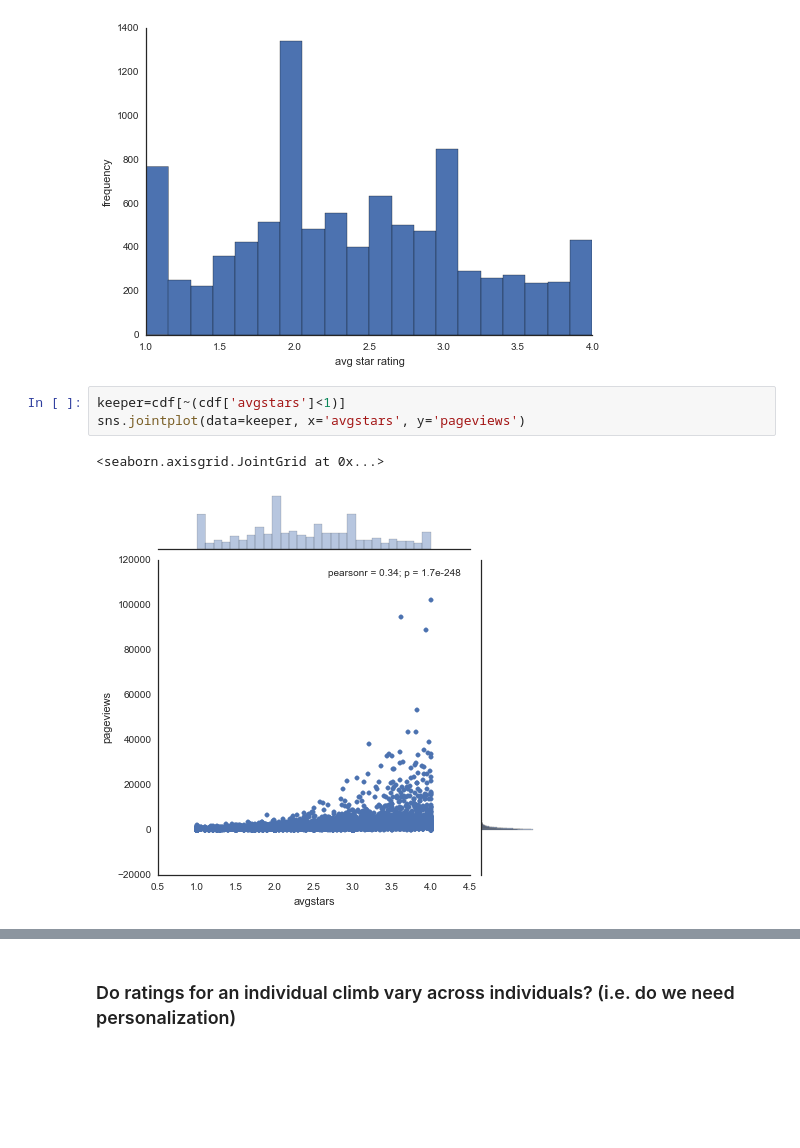
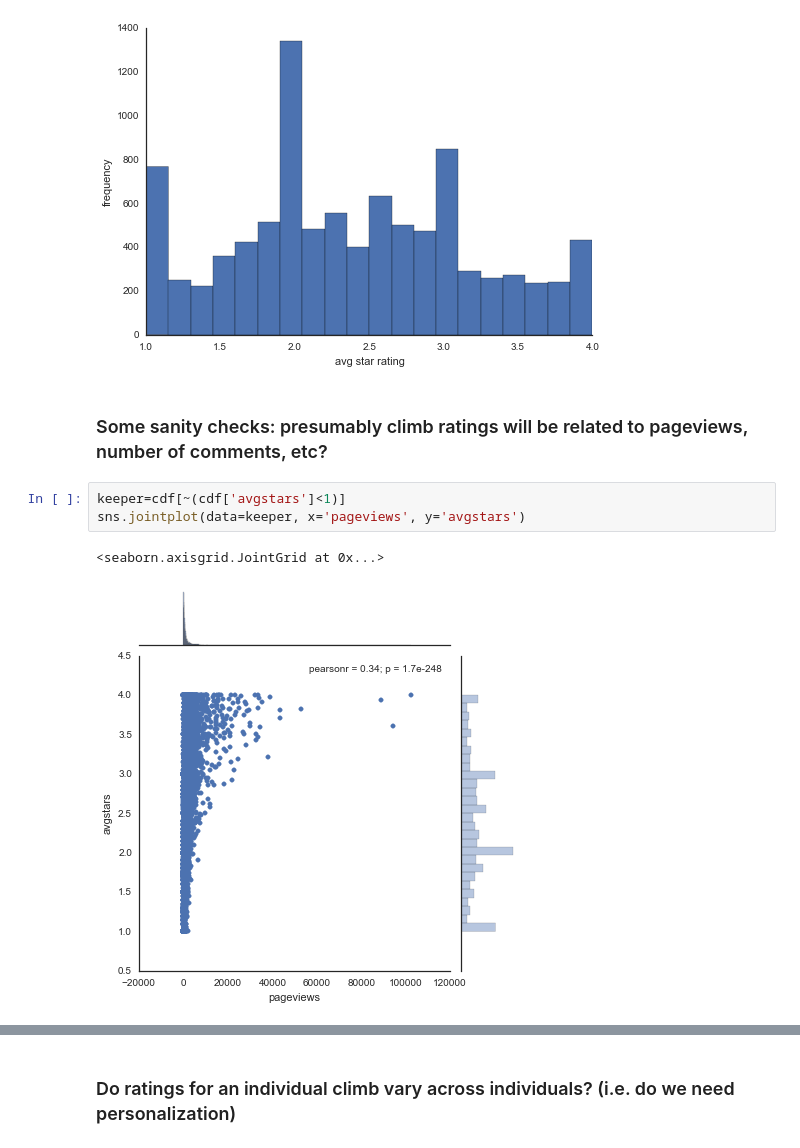
Before and after one commit to askerry/cragcrunch, a Jupyter notebook: Notebook 4. Data Exploration.ipynb, the cells around one changed output, grey strips where cells are left out. Saved outputs shown, nothing was run; the diff lists cells and outputs as text; blank space fills up the shorter version.

```diff
--- a/Notebook 4. Data Exploration.ipynb
+++ b/Notebook 4. Data Exploration.ipynb
@@ -149,9 +227,11 @@ ax.set_xlabel('avg star rating')
 # %% [output]
 <matplotlib.text.Text at 0x...>
 [figure]
+# %% [markdown]
+### Some sanity checks: presumably climb ratings will be related to pageviews, number of comments, etc?
 # %%
 keeper=cdf[~(cdf['avgstars']<1)]
-sns.jointplot(data=keeper, x='avgstars', y='pageviews')
+sns.jointplot(data=keeper, x='pageviews', y='avgstars')
 # %% [output]
 <seaborn.axisgrid.JointGrid at 0x...>
-[figure, old version]
+[figure, new version]
```
Also changed, not shown: parts of 30 cells of this notebook, 12 other files.
